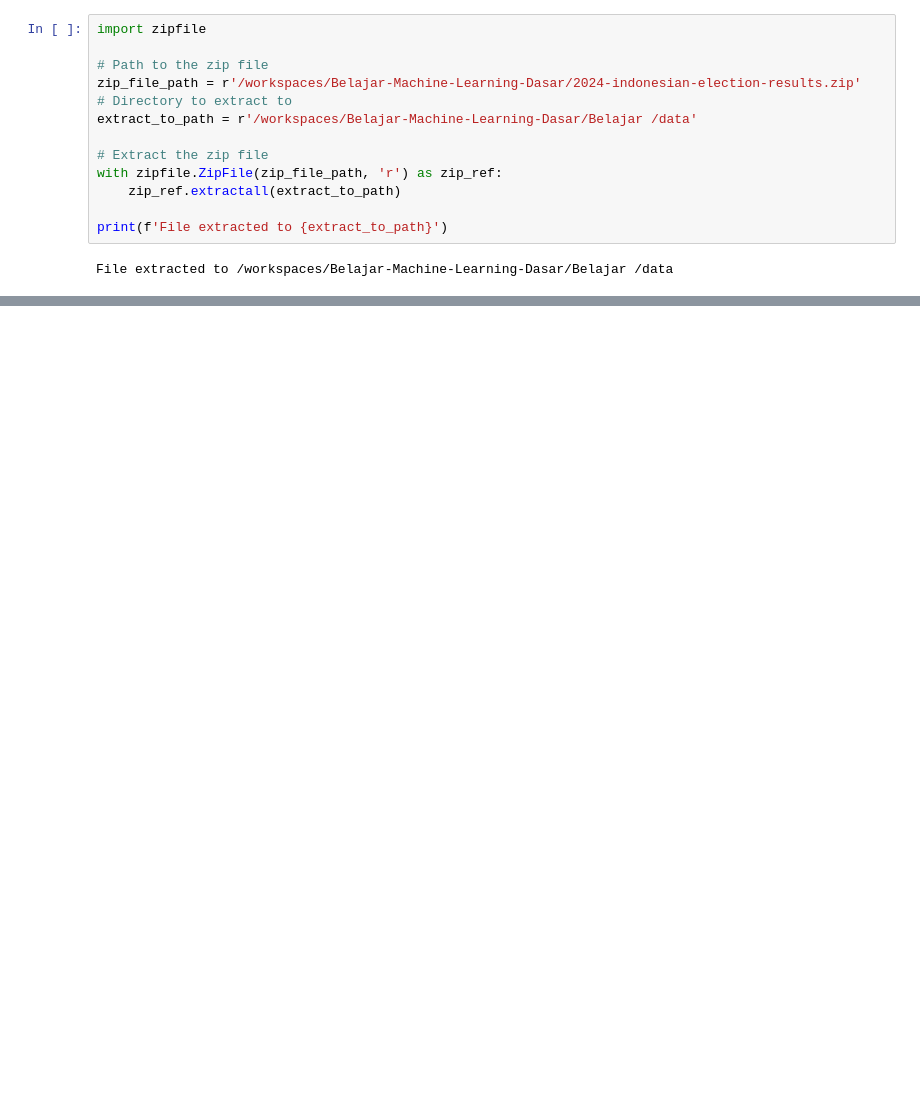
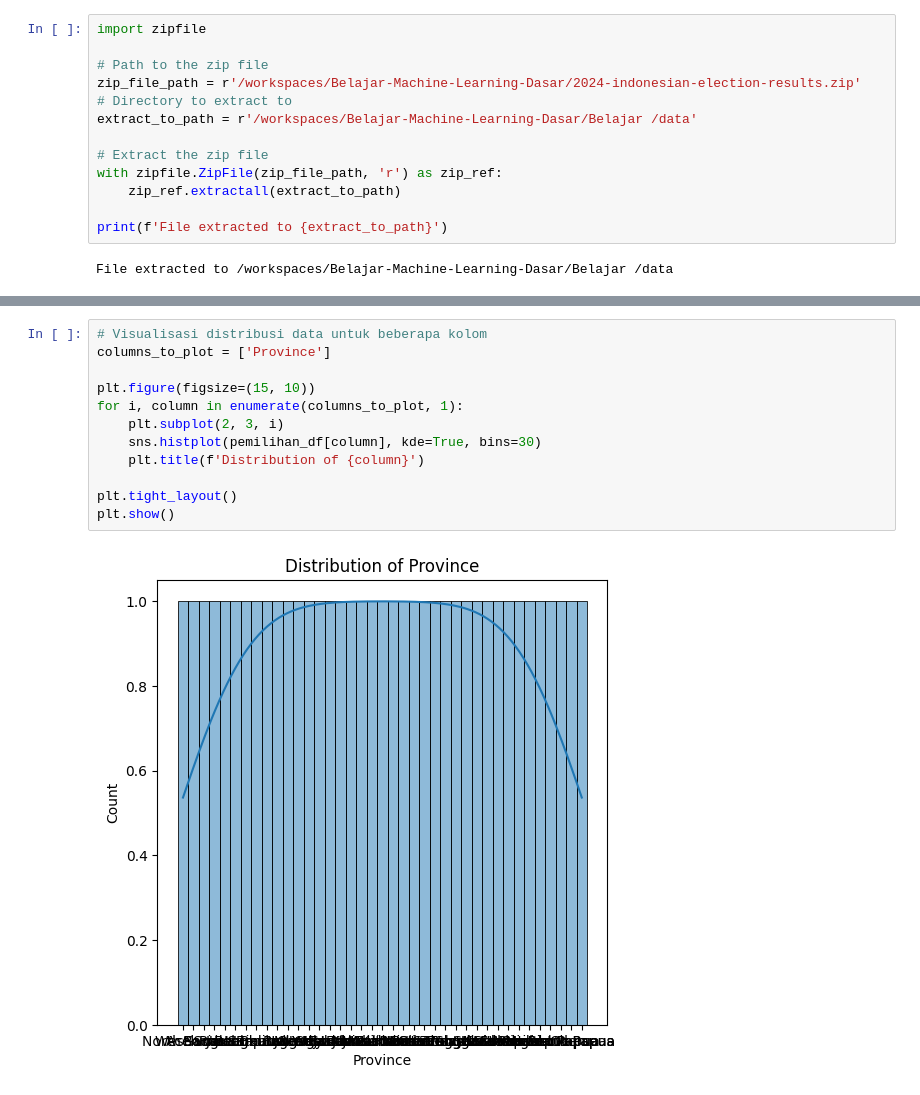
Before and after one commit to WildanFadhilNazaruddin/Belajar-Machine-Learning-Dasar, a Jupyter notebook: Belajar /main.ipynb, the cells around one changed output, grey strips where cells are left out. Saved outputs shown, nothing was run; the diff lists cells and outputs as text; blank space fills up the shorter version.

```diff
--- a/Belajar /main.ipynb
+++ b/Belajar /main.ipynb
@@ -19,0 +99,14 @@ File extracted to /workspaces/Belajar-Machine-Learning-Dasar/Belajar /data
+# %%
+# Visualisasi distribusi data untuk beberapa kolom
+columns_to_plot = ['Province']
+
+plt.figure(figsize=(15, 10))
+for i, column in enumerate(columns_to_plot, 1):
+    plt.subplot(2, 3, i)
+    sns.histplot(pemilihan_df[column], kde=True, bins=30)
+    plt.title(f'Distribution of {column}')
+
+plt.tight_layout()
+plt.show()
+# %% [output]
+[figure, added]
```
Also changed, not shown: parts of 14 cells of this notebook.
